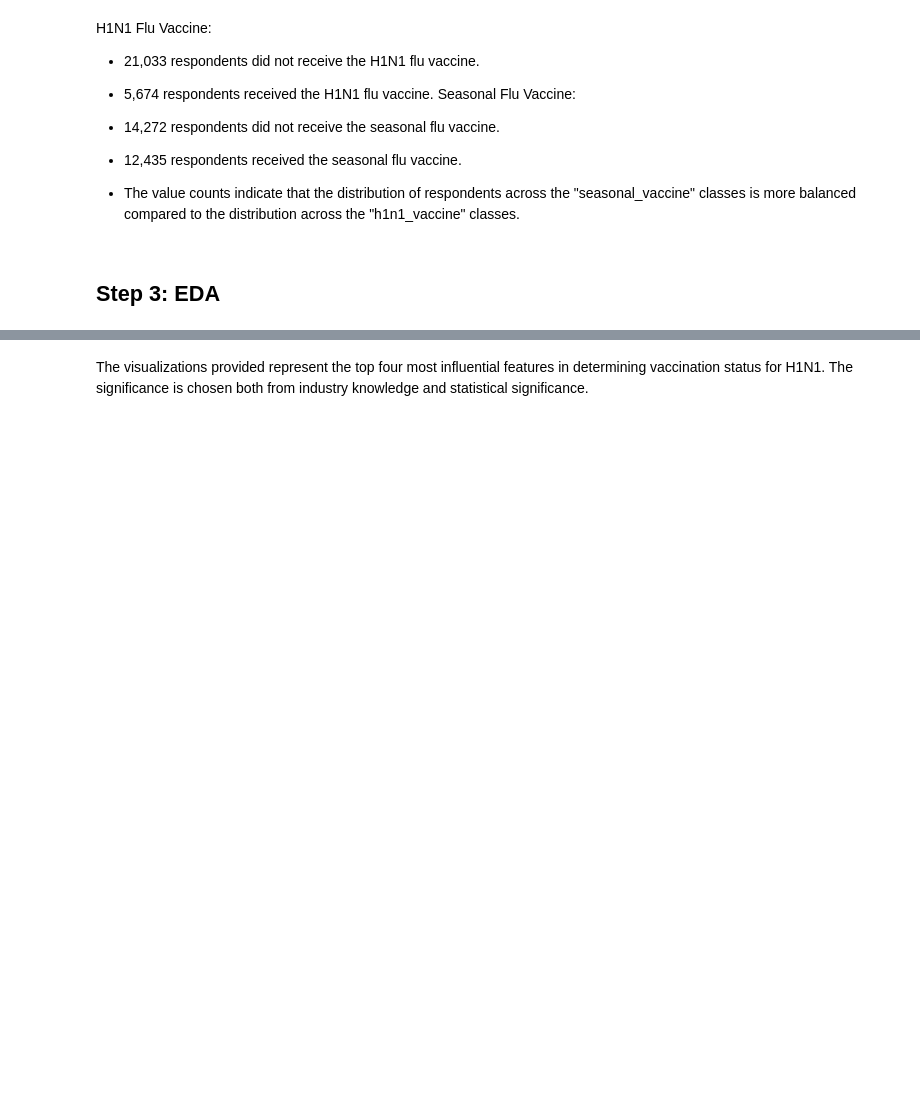
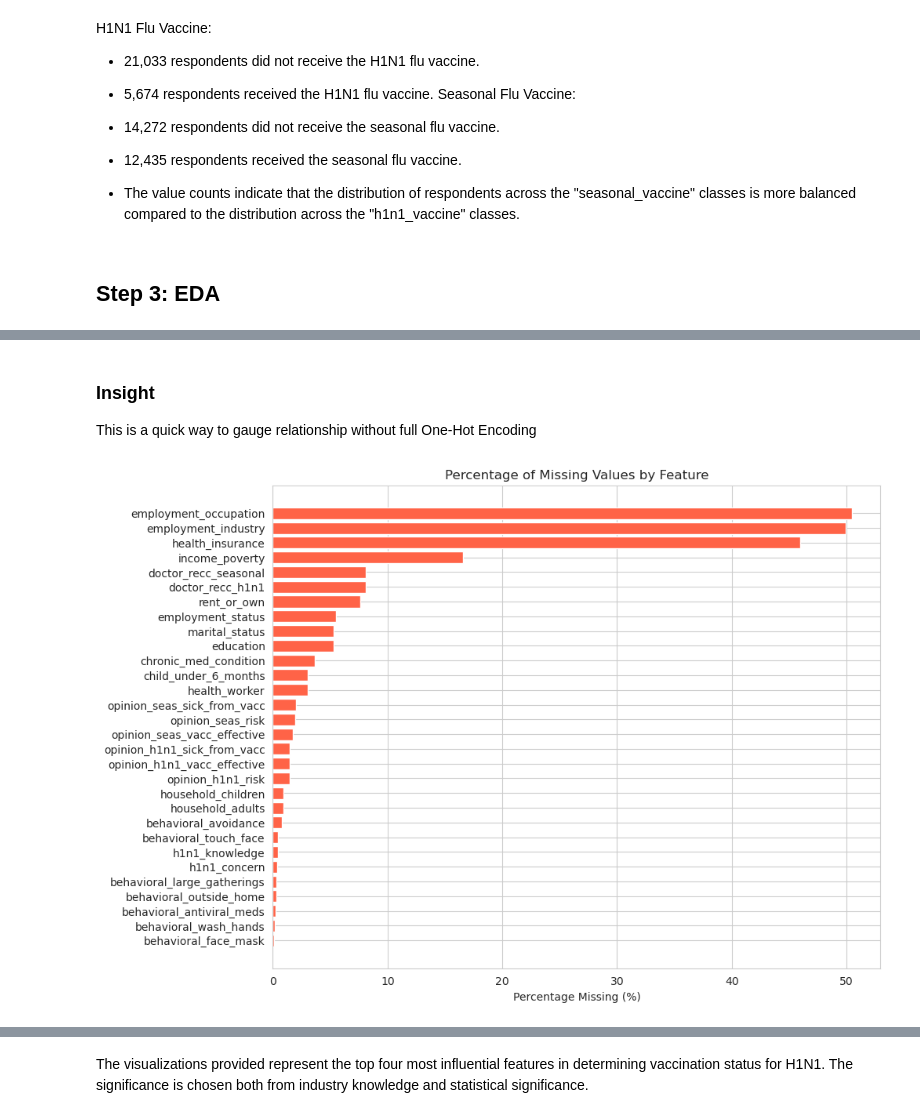
Before and after one commit to jaime8793/Phase_3_Project_DSA, a Jupyter notebook: H1N1_Vaccines.ipynb, the cells around one changed output, grey strips where cells are left out. Cells and saved outputs as stored; diff of their text form; code cells hidden in the pictures; blank space fills up the shorter version.

Commit message:
Insight and more EDA

```diff
--- a/H1N1_Vaccines.ipynb
+++ b/H1N1_Vaccines.ipynb
@@ -216,0 +215,17 @@ h1n1_concern                     0.121929
+# %% [markdown]
+### Insight
+
+This is a quick way to gauge relationship without full One-Hot Encoding
+# %%
+# Calculate missing percentage
+missing = df.isnull().sum() * 100 / len(df)
+missing = missing[missing > 0].sort_values()
+
+# Plot
+plt.figure(figsize=(10, 8))
+plt.barh(missing.index, missing.values, color='tomato')
+plt.title("Percentage of Missing Values by Feature")
+plt.xlabel("Percentage Missing (%)")
+plt.show()
+# %% [output]
+[figure, added]
```
Also changed, not shown: parts of 9 cells of this notebook.
